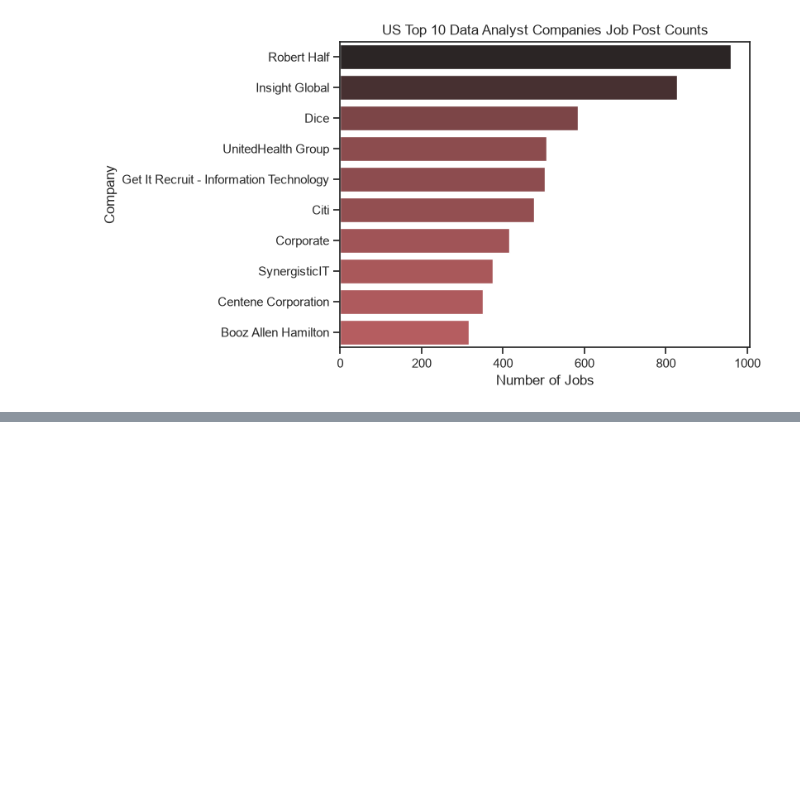
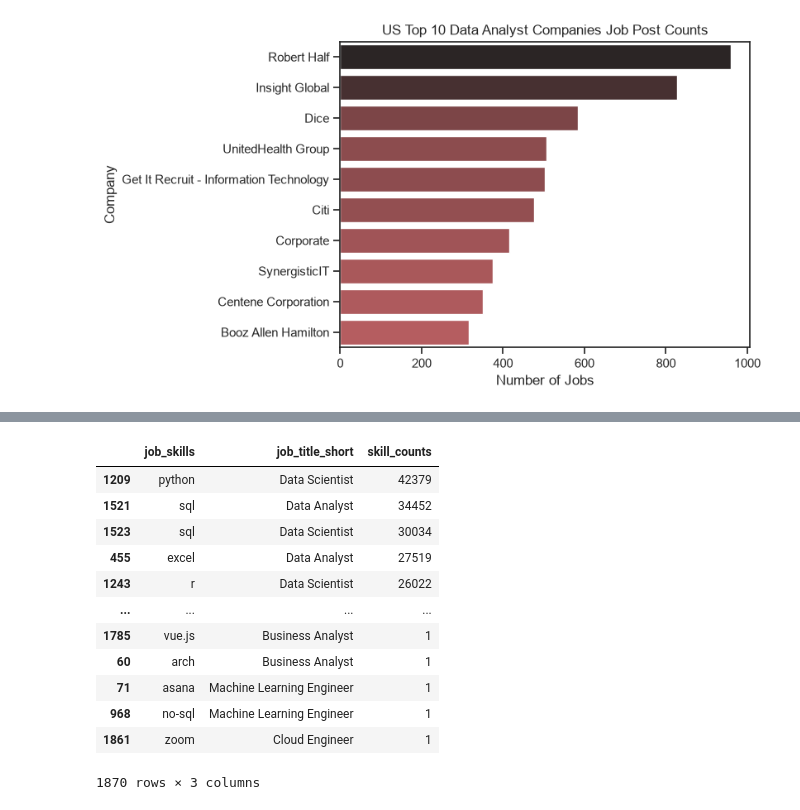
Before and after one commit to kamalbhandari-2006/PythonDataAnalyst, a Jupyter notebook: py_stuffs/Project.ipynb, the cells around one changed output, grey strips where cells are left out. Drawn from its saved outputs; the diff is of its cells as text; code cells hidden in the pictures; blank space fills up the shorter version.

```diff
--- a/py_stuffs/Project.ipynb
+++ b/py_stuffs/Project.ipynb
@@ -107,0 +126,67 @@ Text(0.5, 1.0, 'US Top 10 Data Analyst Companies Job Post Counts')
+# %%
+#counts of job skills per job_title_short for US jobs
+df_us = df[df['job_country'] == 'United States'].copy()
+
+df_us_exploded = df_us.explode('job_skills')
+
+df_us_skillsCount = df_us_exploded.groupby(['job_skills','job_title_short']).size().reset_index(name = 'skill_counts')
+
+df_us_skillsCount.sort_values(by='skill_counts', ascending=False, inplace=True)
+
+
+#Total jobs per job_title_short for US jobs
+
+df_total_jobs = df_us['job_title_short'].value_counts().reset_index(name = 'Total Jobs').copy()
+
+
+df_skills_pct = df_us_skillsCount.merge(df_total_jobs, on='job_title_short', how='left')
+df_skills_pct['skill_percentage'] = (df_skills_pct['skill_counts']/df_skills_pct['Total Jobs'] * 100).round(2)
+df_skills_pct.sort_values(by='skill_percentage', ascending=False, inplace=True)
+
+# Plotting the top skills percentage for each job title
+fig, ax = plt.subplots(3,1)
+job_titles = ['Data Analyst', 'Data Scientist', 'Business Analyst']
+
+'''for i,title in enumerate(job_titles):
+    df_plot = df_skills_pct[df_skills_pct['job_title_short'] == title].head()
+    df_plot.plot(kind = 'barh', x = 'job_skills',y = 'skill_percentage', ax=ax[i], legend=False, title=title)
+    ax[i].set_xlabel('Skill Percentage')
+    ax[i].set_ylabel('Job Skills')
+    ax[i].set_xlim(0, 100)
+    ax[i].invert_yaxis()
+    ax[i].xaxis.set_major_formatter(FuncFormatter(lambda x, _: f'{x:.0f}%'))  # Format x-axis as percentage'''
+
+#plotting the top skills percentage for each job title using seaborn
+palette_colors = ['dark:r_r', 'dark:b_r', 'dark:g_r']  # Define a list of colors for each job title
+for i, title in enumerate(job_titles):
+    df_plot = df_skills_pct[df_skills_pct['job_title_short'] == title].head()
+    sns.barplot(data=df_plot, x='skill_percentage', y='job_skills', ax=ax[i], hue = 'skill_counts', palette=palette_colors[i], dodge=False, legend=False)
+    ax[i].set_title(title)
+    ax[i].set_ylabel('')
+    ax[i].set_xlabel('')
+    ax[i].set_xlim(0, 100)
+    ax[i].xaxis.set_major_formatter(FuncFormatter(lambda x, _: f'{x:.0f}%'))  # Format x-axis as percentage
+
+    for index,name in enumerate(df_plot['skill_percentage']):
+        ax[i].text(name + 1, index, f'{name:.0f}%', va='center')  # Add percentage text to the right of each bar,name + 1 adds a small offset to avoid overlap with the bar,index is used to position the text vertically in line with the bar(name is the skill percentage value for the current bar and index is the position of the bar in the y-axis)
+
+    if i != len(job_titles)-1:
+        ax[i].set_xticks([])  # Hide x-axis ticks for all but the last subplot
+    if i == len(job_titles)-1:
+        ax[i].set_xlabel('Skill Percentage')  # Label x-axis only for the last subplot
+fig.suptitle('Top Skills Percentage for US Jobs')
+fig.tight_layout(pad = 0.5)
+# %% [output]
+|  | job_skills | job_title_short | skill_counts |
+| 1209 | python | Data Scientist | 42379 |
+| 1521 | sql | Data Analyst | 34452 |
+| 1523 | sql | Data Scientist | 30034 |
+| 455 | excel | Data Analyst | 27519 |
+| 1243 | r | Data Scientist | 26022 |
+| ... | ... | ... | ... |
+| 1785 | vue.js | Business Analyst | 1 |
+| 60 | arch | Business Analyst | 1 |
+| 71 | asana | Machine Learning Engineer | 1 |
+| 968 | no-sql | Machine Learning Engineer | 1 |
+| 1861 | zoom | Cloud Engineer | 1 |
+1870 rows × 3 columns
```
Also changed, not shown: parts of 3 cells of this notebook, 1 other file.
